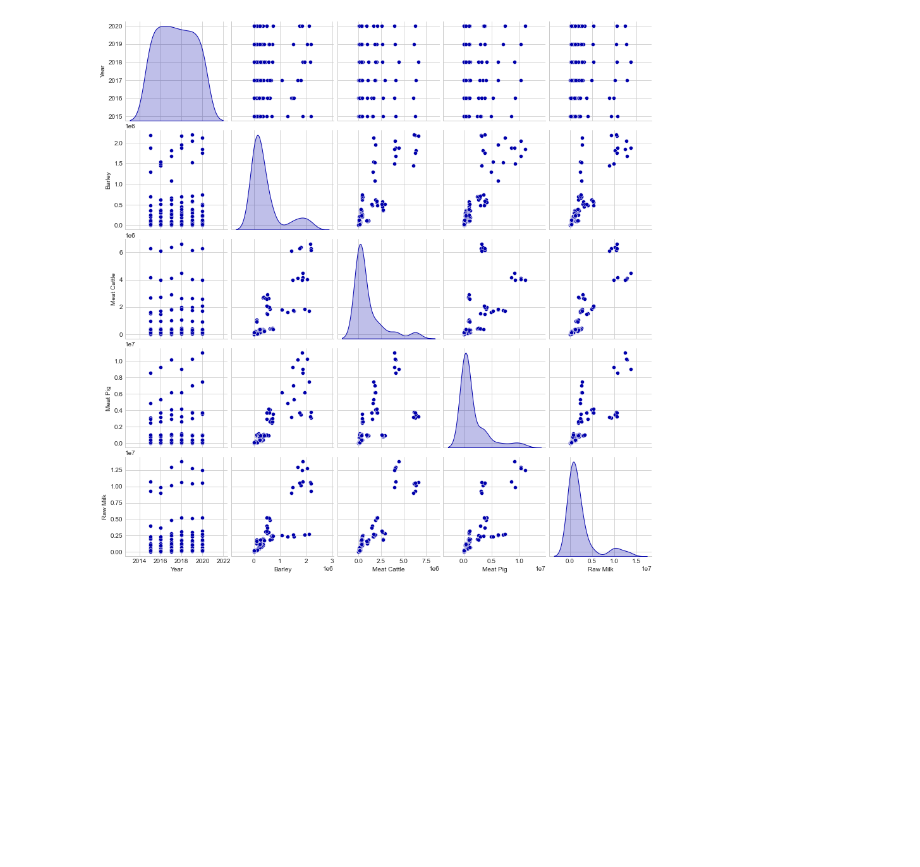
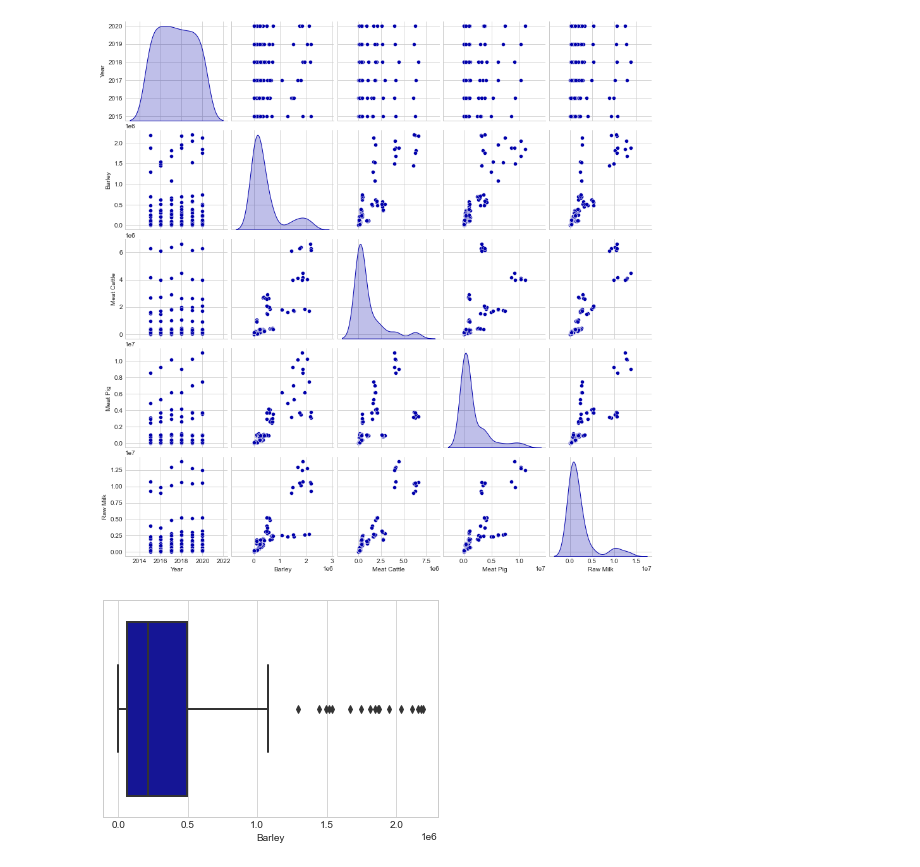
Before and after one commit to jaderleonardo/CA2_Project, a Jupyter notebook: FA_Prod_and_Pop_European.ipynb, the cells around one changed output. Drawn from its saved outputs; the diff is of its cells as text; code cells hidden in the pictures; blank space fills up the shorter version.

```diff
--- a/FA_Prod_and_Pop_European.ipynb
+++ b/FA_Prod_and_Pop_European.ipynb
@@ -855,3 +929,9 @@ sns.pairplot(df_prod, diag_kind="kde")
 # %% [output]
 <seaborn.axisgrid.PairGrid at 0x...>
 [figure]
+# %%
+#Boxplot
+sns.boxplot(x=df_prod["Barley"])
+plt.savefig("box_prod1.png")
+# %% [output]
+[figure, added]
```
Also changed, not shown: parts of 12 cells of this notebook, 10 other files.
